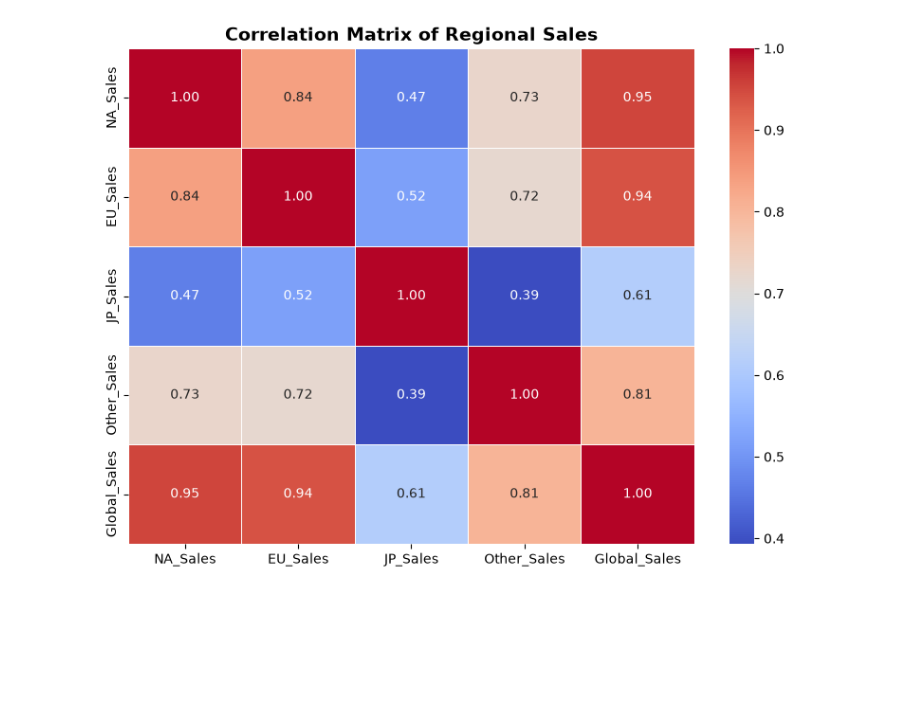
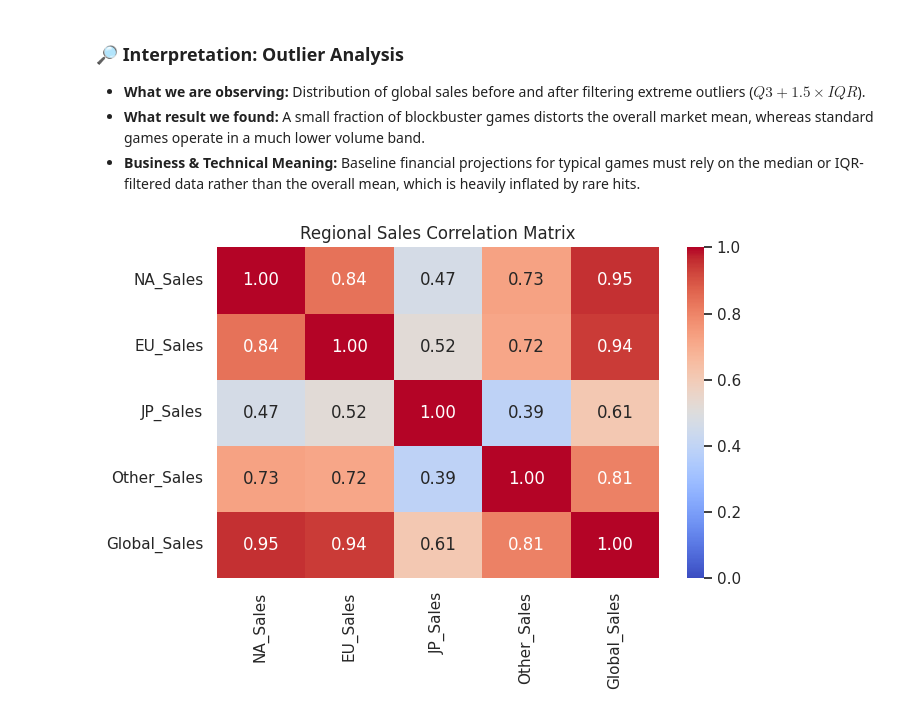
Before and after one commit to IA-P1-BCN/EDA-VideoGames-Analysis, a Jupyter notebook: 01_eda_videojuegos.ipynb, the cells around one changed output. Saved outputs shown, nothing was run; the diff lists cells and outputs as text; code cells hidden in the pictures; blank space fills up the shorter version.

```diff
--- a/01_eda_videojuegos.ipynb
+++ b/01_eda_videojuegos.ipynb
@@ -158,0 +157,24 @@ print(df[['Global_Sales', 'NA_EU_Share', 'Sales_Category']].head())
+# %%
+# Safely compute combined Western market share without zero-division issues
+df_clean['NA_EU_Share'] = np.where(
+    df_clean['Global_Sales'] > 0,
+    (df_clean['NA_Sales'] + df_clean['EU_Sales']) / df_clean['Global_Sales'],
+    0.0
+)
+
+# Clean infinite values defensively
+df_clean['NA_EU_Share'] = df_clean['NA_EU_Share'].replace([np.inf, -np.inf], np.nan).fillna(0.0)
+
+# Segment games using explicit business sales thresholds to avoid duplicate quantile edge errors
+bins = [-np.inf, 0.1, 0.5, 2.0, np.inf]
+labels = ['Niche (<0.1M)', 'Moderate (0.1M-0.5M)', 'Major (0.5M-2M)', 'Blockbuster (>2M)']
+
+df_clean['Sales_Category'] = pd.cut(
+    df_clean['Global_Sales'],
+    bins=bins,
+    labels=labels
+)
+
+# Display statistical summaries
+print("Sales Category Breakdown:")
+print(df_clean['Sales_Category'].value_counts())
@@ -159,11 +246,23 @@ print(df[['Global_Sales', 'NA_EU_Share', 'Sales_Category']].head())
+# %% [markdown]
+### 🔎 Interpretation: Outlier Analysis
+* **What we are observing:** Distribution of global sales before and after filtering extreme outliers ($Q3 + 1.5 \times IQR$).
+* **What result we found:** A small fraction of blockbuster games distorts the overall market mean, whereas standard games operate in a much lower volume band.
+* **Business & Technical Meaning:** Baseline financial projections for typical games must rely on the median or IQR-filtered data rather than the overall mean, which is heavily inflated by rare hits.
 # %%
-plt.figure(figsize=(8, 6))
-correlation_matrix = df[['NA_Sales', 'EU_Sales', 'JP_Sales', 'Other_Sales', 'Global_Sales']].corr()
+# Compute correlation matrix for numerical regional sales variables
+sales_cols = [
+    'NA_Sales',
+    'EU_Sales',
+    'JP_Sales',
+    'Other_Sales',
+    'Global_Sales',
+]
+corr_matrix = df_clean[sales_cols].corr()
 
-sns.heatmap(correlation_matrix, annot=True, cmap='coolwarm', fmt='.2f', linewidths=0.5)
-
-plt.title('Correlation Matrix of Regional Sales', fontsize=14, fontweight='bold')
+plt.figure(figsize=(7, 5))
+sns.heatmap(corr_matrix, annot=True, fmt='.2f', cmap='coolwarm', vmin=0, vmax=1)
+plt.title('Regional Sales Correlation Matrix')
 plt.tight_layout()
 plt.show()
 # %% [output]
-[figure, old version]
+[figure, new version]
```
Also changed, not shown: parts of 28 cells of this notebook, 5 other files.
